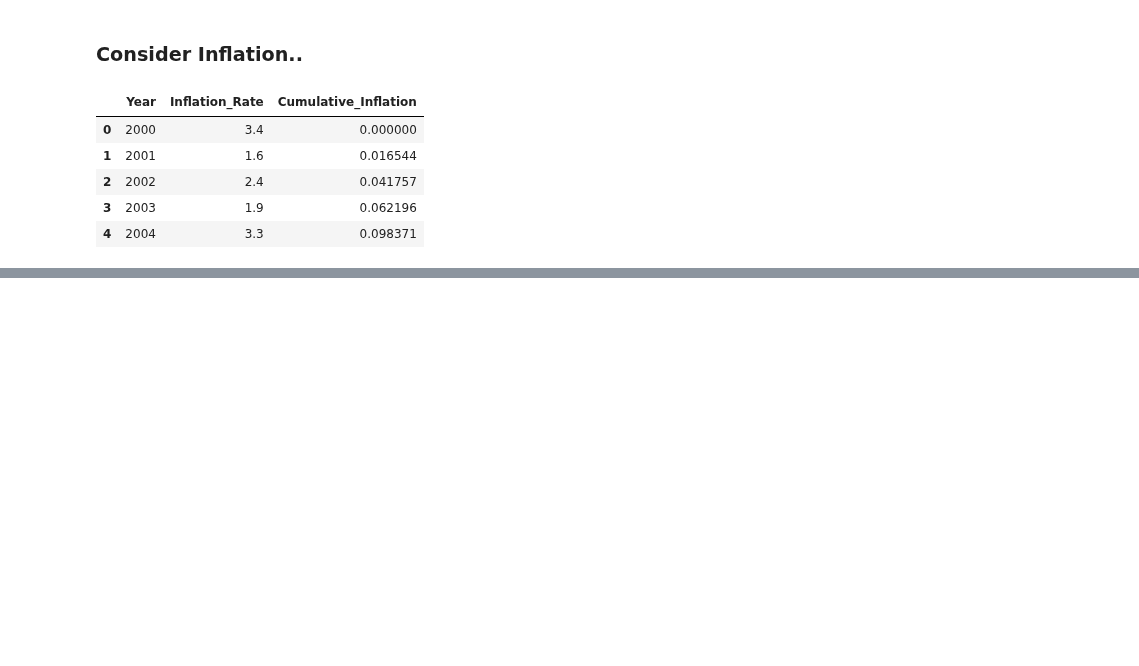
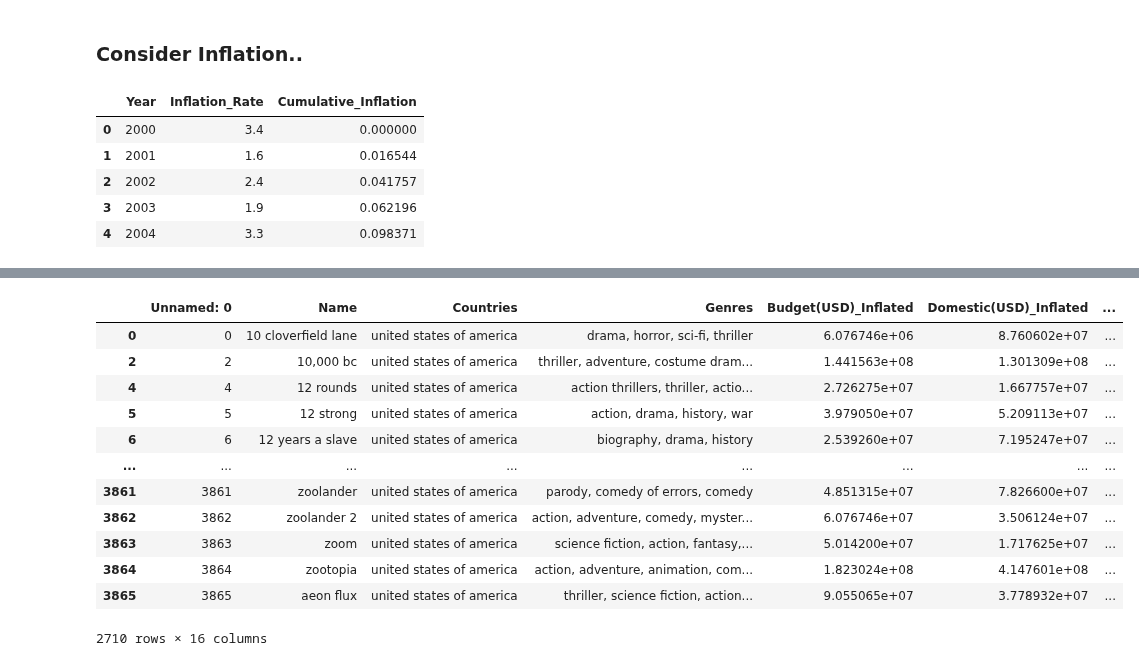
Before and after one commit to epfl-ada/ada-2024-project-thelordsofdata, a Jupyter notebook: preprocessing_final_dataset.ipynb, the cells around one changed output, grey strips where cells are left out. Drawn from its saved outputs; the diff is of its cells as text; code cells hidden in the pictures; blank space fills up the shorter version.

```diff
--- a/preprocessing_final_dataset.ipynb
+++ b/preprocessing_final_dataset.ipynb
@@ -213,0 +237,3 @@ final_inflated.drop(columns = ['Cumulative_Inflation'], inplace = True)
+# %%
+# Removing trailing spaces
+final_inflated['plot_summary'] = final_inflated['plot_summary'].str.strip()
@@ -213,0 +242,23 @@ final_inflated.drop(columns = ['Cumulative_Inflation'], inplace = True)
+# %%
+# Droping the Year columns to use the year mentioned in the release date column
+final_inflated = final_inflated.drop(columns=["Year"])
+# %%
+# Noticed some release dates weren't properly scraped
+problematic_rows = final_inflated[final_inflated["release_date"].str.contains(r'\(Sexual')]
+final_inflated = final_inflated.drop(problematic_rows.index)
+# %%
+final_inflated
+# %% [output]
+|  | Unnamed: 0 | Name | Countries | Genres | Budget(USD)_Inflated | Domestic(USD)_Inflated | ... |
+| 0 | 0 | 10 cloverfield lane | united states of america | drama, horror, sci-fi, thriller | 6.076746e+06 | 8.760602e+07 | ... |
+| 2 | 2 | 10,000 bc | united states of america | thriller, adventure, costume dram... | 1.441563e+08 | 1.301309e+08 | ... |
+| 4 | 4 | 12 rounds | united states of america | action thrillers, thriller, actio... | 2.726275e+07 | 1.667757e+07 | ... |
+| 5 | 5 | 12 strong | united states of america | action, drama, history, war | 3.979050e+07 | 5.209113e+07 | ... |
+| 6 | 6 | 12 years a slave | united states of america | biography, drama, history | 2.539260e+07 | 7.195247e+07 | ... |
+| ... | ... | ... | ... | ... | ... | ... | ... |
+| 3861 | 3861 | zoolander | united states of america | parody, comedy of errors, comedy | 4.851315e+07 | 7.826600e+07 | ... |
+| 3862 | 3862 | zoolander 2 | united states of america | action, adventure, comedy, myster... | 6.076746e+07 | 3.506124e+07 | ... |
+| 3863 | 3863 | zoom | united states of america | science fiction, action, fantasy,... | 5.014200e+07 | 1.717625e+07 | ... |
+| 3864 | 3864 | zootopia | united states of america | action, adventure, animation, com... | 1.823024e+08 | 4.147601e+08 | ... |
+| 3865 | 3865 | aeon flux | united states of america | thriller, science fiction, action... | 9.055065e+07 | 3.778932e+07 | ... |
+2710 rows × 16 columns
```
Also changed, not shown: parts of 15 cells of this notebook, 3 other files.
